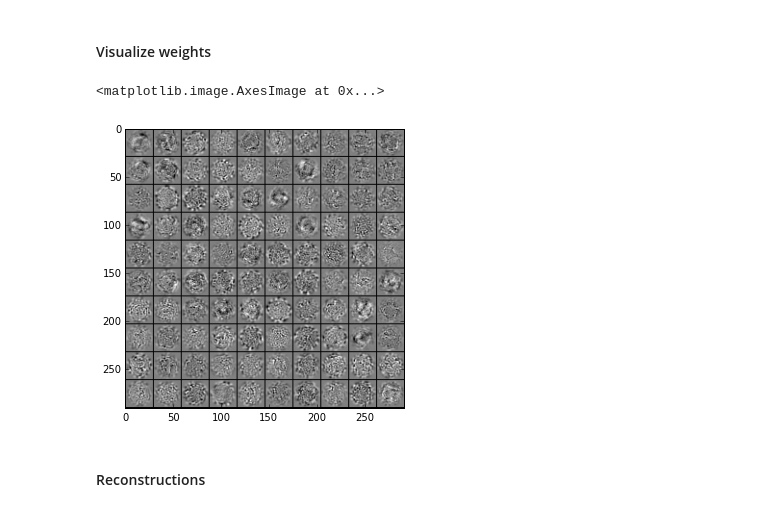
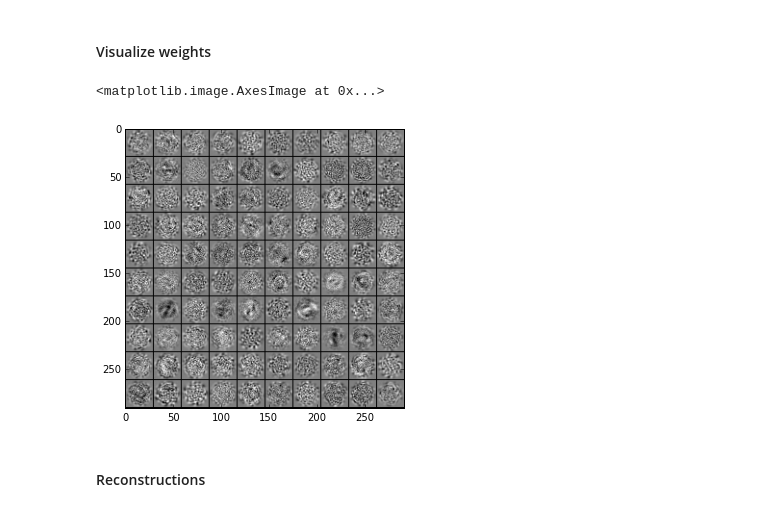
Before and after one commit to EderSantana/sc, a Jupyter notebook: temporaltests.ipynb, the cells around one changed output. Drawn from its saved outputs; the diff is of its cells as text; code cells hidden in the pictures.

```diff
--- a/temporaltests.ipynb
+++ b/temporaltests.ipynb
@@ -44,11 +41,11 @@ teststream = Mapping(DataStream(mnist_test,
 #### Visualize weights
 # %%
 rcParams['figure.figsize'] = 5,5
-W = states.proto.W.get_value()
+W = states.proto.mlp.linear_transformations[0].W.get_value()
 I = grid2d(W[:100])
 imshow(I, cmap='gray')
 # %% [output]
 <matplotlib.image.AxesImage at 0x...>
-[figure, old version]
+[figure, new version]
 # %% [markdown]
 #### Reconstructions
```
Also changed, not shown: parts of 7 cells of this notebook, 5 other files.
